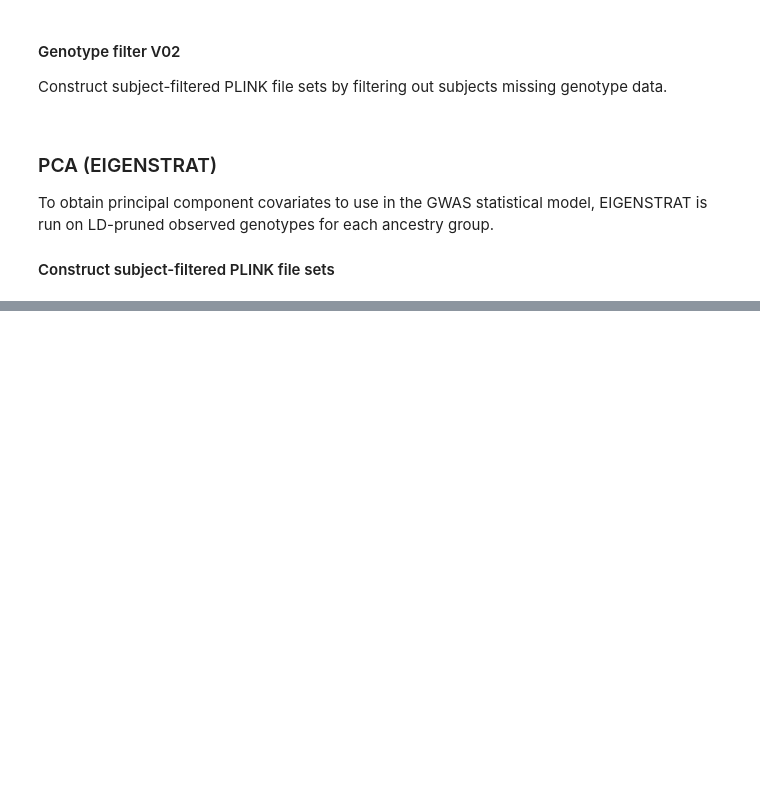
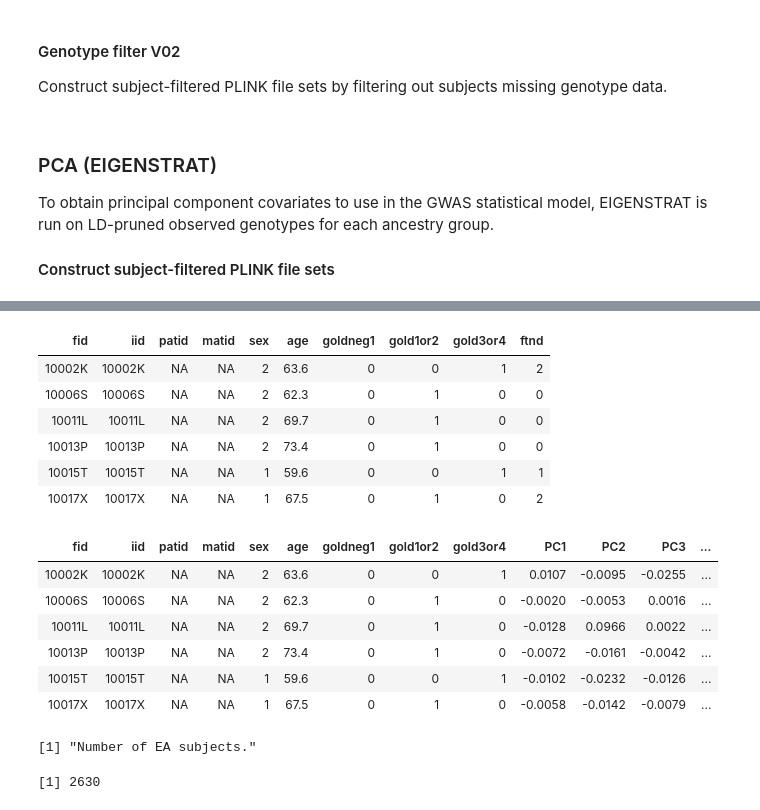
Before and after one commit to jaamarks/jaamarks_notebooks, a Jupyter notebook: Nicotine_Project/develop/COPDGene/20180502_COPDGene2_FTND_GWAS.ipynb, the cells around one changed output, grey strips where cells are left out. Saved outputs shown, nothing was run; the diff lists cells and outputs as text; code cells hidden in the pictures; blank space fills up the shorter version.

```diff
--- a/Nicotine_Project/develop/COPDGene/20180502_COPDGene2_FTND_GWAS.ipynb
+++ b/Nicotine_Project/develop/COPDGene/20180502_COPDGene2_FTND_GWAS.ipynb
@@ -461,0 +826,60 @@ ancestry="ea"
+# %%
+### R (local) ###
+
+setwd("C:/Users/jmarks/Desktop/Projects/Nicotine/COPDGene/copdgene2/pheno")
+p.data.ea <- "ea.phenotype.data"
+pheno.data.ea <- read.csv(p.data.ea, sep = " ", header = T, stringsAsFactors = F,
+                       colClasses=c("character", "integer", "integer","double",
+                                    "integer","integer","integer", "integer"))
+head(pheno.data.ea)
+pca.data.ea <- read.csv("C:/Users/jmarks/Desktop/Projects/Nicotine/COPDGene/copdgene2/eigenstrat/ea_ld_pruned_top10_eigenvecs.txt",
+                        sep = " " , header = T,
+                        colClasses=c(rep("character",times=2), rep("double",times = 10)))
+head(pca.data.ea)
+
+num.subjects.ea <- length(pca.data.ea[,1])
+
+header.names <- c("fid", "iid", "patid", "matid", "sex", "age", "goldneg1", "gold1or2", "gold3or4", "ftnd")
+ped.file.ea <- data.frame(matrix(ncol = length(header.names), nrow = num.subjects.ea))
+colnames(ped.file.ea) <- header.names
+ped.file.ea[,1] <- pca.data.ea[,1]
+ped.file.ea[,2] <- pca.data.ea[,1] # will the iid be the same as the fid?
+
+# map loop (goal to fill in sex, age, ftnd, and gold status data on ped.file from the pheno.data)
+for (i in 1:num.subjects.ea){
+    key <- noquote(ped.file.ea[i,2])
+
+    my_match <- match(key, pheno.data.ea[,1])
+    ped.file.ea[i,5] <- pheno.data.ea[my_match,2]# sex
+    ped.file.ea[i,6] <- pheno.data.ea[my_match,4] # age
+    ped.file.ea[i,7] <- pheno.data.ea[my_match,6] # goldneg1
+    ped.file.ea[i,8] <- pheno.data.ea[my_match,7] # gold1or2
+    ped.file.ea[i,9] <- pheno.data.ea[my_match,8] # gold3or4
+    ped.file.ea[i,10] <- pheno.data.ea[my_match,5] # ftnd
+
+} # end i loop
+head(ped.file.ea)
+
+write.table(ped.file.ea, "COPDGene2_EUR_phen.ped", sep = "\t", row.names = F, quote=F)
+
+#----------------------------------------------------------------------------------
+### Cov file
+
+# 10 PCs plus all of the covariates (exclude ftnd data)
+col.names.ea <- c("fid", "iid", "patid", "matid", "sex", "age",
+                  "goldneg1", "gold1or2", "gold3or4", "PC1", "PC2",
+                  "PC3","PC4","PC5","PC6","PC7","PC8","PC9","PC10")
+num.columns.ea <- length(col.names.ea)
+covar.data.ea <- data.frame(matrix(ncol = num.columns.ea, nrow = num.subjects.ea))
+names(covar.data.ea) <- col.names.ea
+num.covs.ea <- length(ped.file.ea) - 1
+covar.data.ea[,1:num.covs.ea] <- ped.file.ea[,1:num.covs.ea]
+
+covar.data.ea[,(num.covs.ea+1):length(col.names.ea)] <- pca.data.ea[,3:length(pca.data.ea)]
+
+head(covar.data.ea)
+print("Number of EA subjects.")
+length(covar.data.ea[,1])
+
+write.table(covar.data.ea, "COPDGene2_EUR_cov.ped", quote=FALSE, row.names = FALSE, sep = "\t")
+# %% [output]
@@ -461,0 +900,16 @@ ancestry="ea"
+| fid | iid | patid | matid | sex | age | goldneg1 | gold1or2 | gold3or4 | ftnd |
+| 10002K | 10002K | NA | NA | 2 | 63.6 | 0 | 0 | 1 | 2 |
+| 10006S | 10006S | NA | NA | 2 | 62.3 | 0 | 1 | 0 | 0 |
+| 10011L | 10011L | NA | NA | 2 | 69.7 | 0 | 1 | 0 | 0 |
+| 10013P | 10013P | NA | NA | 2 | 73.4 | 0 | 1 | 0 | 0 |
+| 10015T | 10015T | NA | NA | 1 | 59.6 | 0 | 0 | 1 | 1 |
+| 10017X | 10017X | NA | NA | 1 | 67.5 | 0 | 1 | 0 | 2 |
+| fid | iid | patid | matid | sex | age | goldneg1 | gold1or2 | gold3or4 | PC1 | PC2 | PC3 | ... |
+| 10002K | 10002K | NA | NA | 2 | 63.6 | 0 | 0 | 1 | 0.0107 | -0.0095 | -0.0255 | ... |
+| 10006S | 10006S | NA | NA | 2 | 62.3 | 0 | 1 | 0 | -0.0020 | -0.0053 | 0.0016 | ... |
+| 10011L | 10011L | NA | NA | 2 | 69.7 | 0 | 1 | 0 | -0.0128 | 0.0966 | 0.0022 | ... |
+| 10013P | 10013P | NA | NA | 2 | 73.4 | 0 | 1 | 0 | -0.0072 | -0.0161 | -0.0042 | ... |
+| 10015T | 10015T | NA | NA | 1 | 59.6 | 0 | 0 | 1 | -0.0102 | -0.0232 | -0.0126 | ... |
+| 10017X | 10017X | NA | NA | 1 | 67.5 | 0 | 1 | 0 | -0.0058 | -0.0142 | -0.0079 | ... |
+[1] "Number of EA subjects."
+[1] 2630
```
Also changed, not shown: parts of 58 cells of this notebook, 12 other files.
